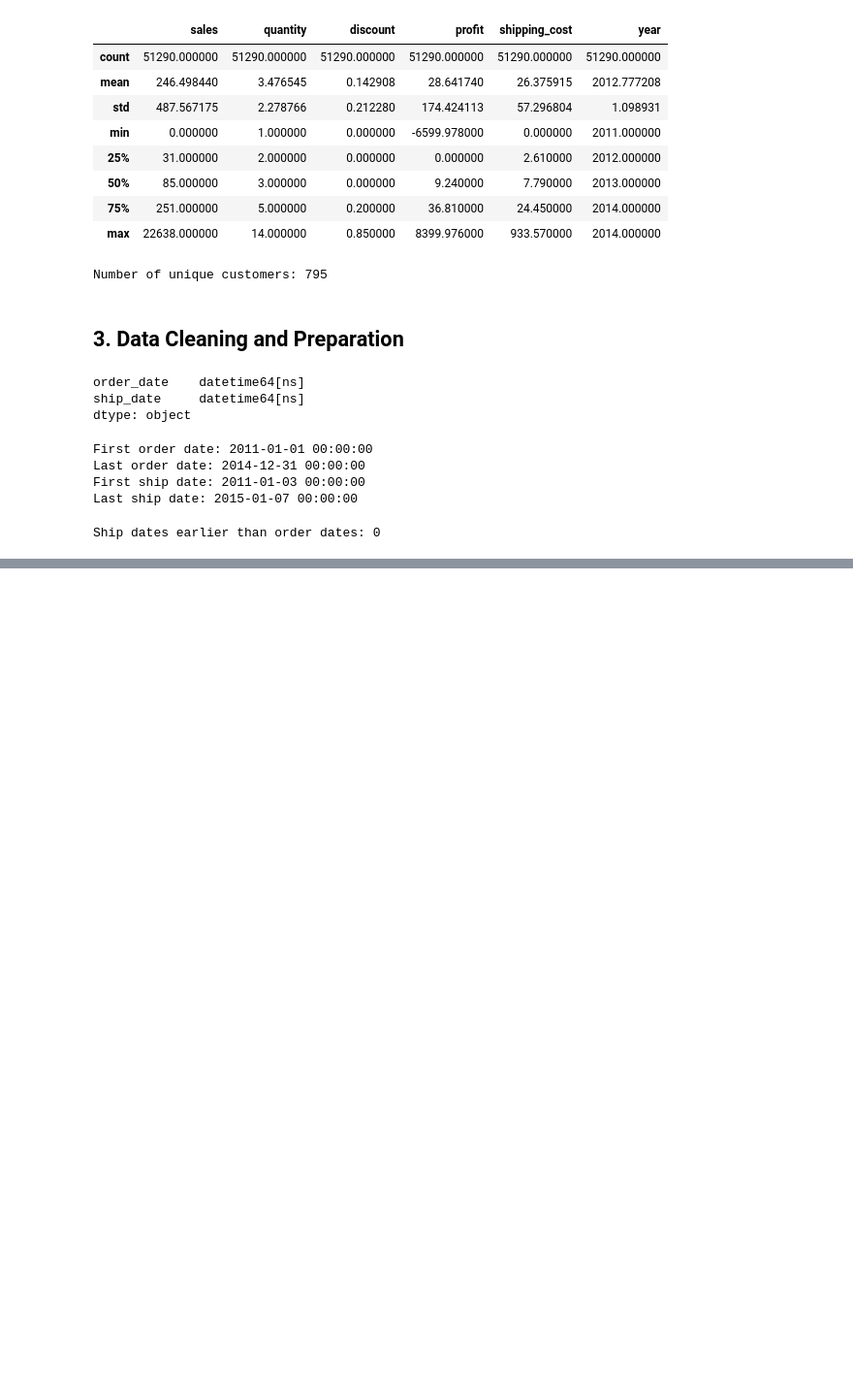
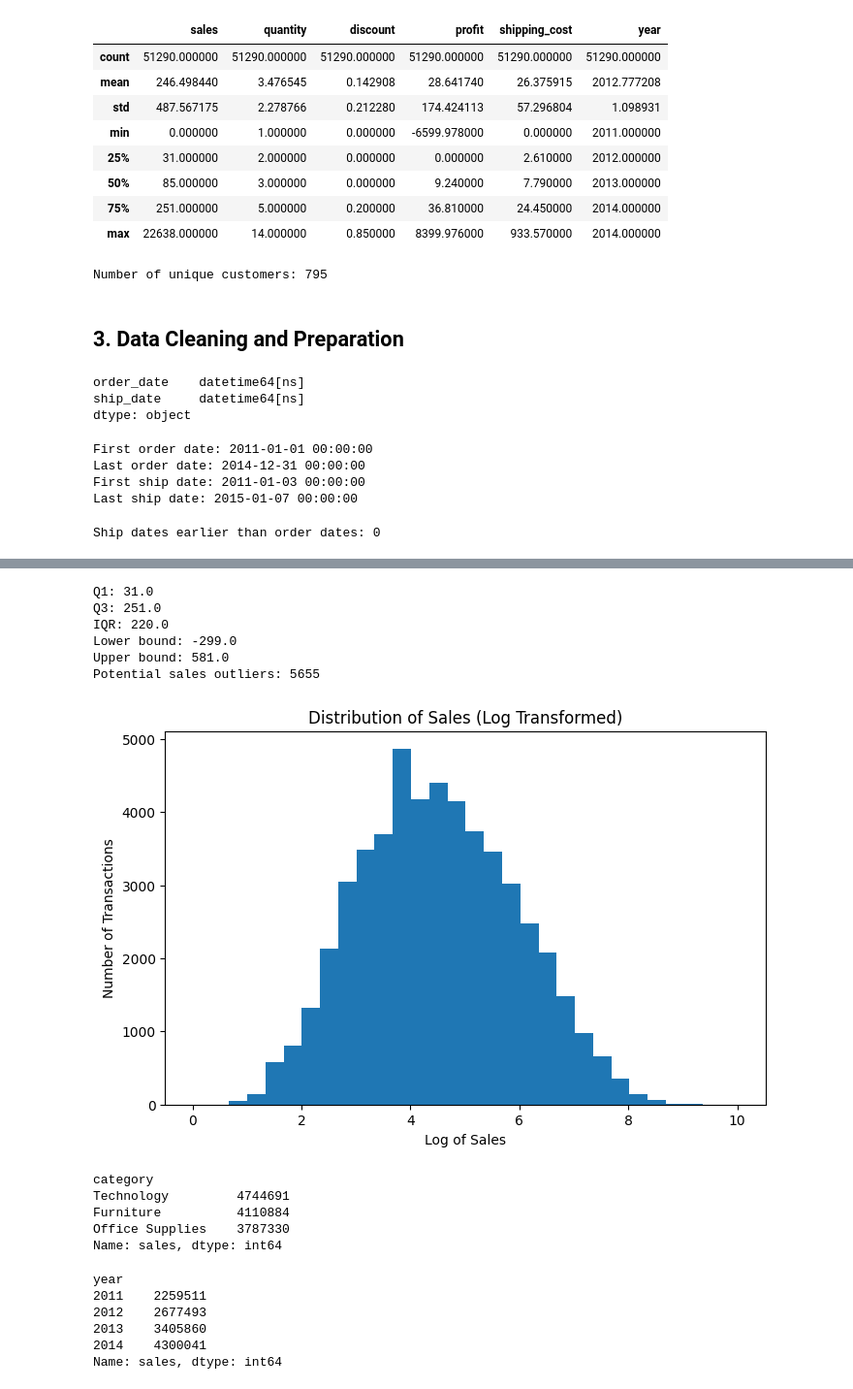
Before and after one commit to Wasimul2023/Superstore_sales_Analysis, a Jupyter notebook: Superstore_Sales_Analysis.ipynb, the cells around one changed output, grey strips where cells are left out. Shown at 97% size. Saved outputs shown, nothing was run; the diff lists cells and outputs as text; code cells hidden in the pictures; blank space fills up the shorter version.

```diff
--- a/Superstore_Sales_Analysis.ipynb
+++ b/Superstore_Sales_Analysis.ipynb
@@ -156,0 +220,69 @@ Ship dates earlier than order dates: 0
+# %%
+Q1 = df_clean['sales'].quantile(0.25)
+Q3 = df_clean['sales'].quantile(0.75)
+
+IQR = Q3 - Q1
+
+lower_bound = Q1 - 1.5 * IQR
+upper_bound = Q3 + 1.5 * IQR
+
+sales_outliers = (
+    (df_clean['sales'] < lower_bound) |
+    (df_clean['sales'] > upper_bound)
+).sum()
+
+print("Q1:", Q1)
+print("Q3:", Q3)
+print("IQR:", IQR)
+print("Lower bound:", lower_bound)
+print("Upper bound:", upper_bound)
+print("Potential sales outliers:", sales_outliers)
+# %% [output]
+Q1: 31.0
+Q3: 251.0
+IQR: 220.0
+Lower bound: -299.0
+Upper bound: 581.0
+Potential sales outliers: 5655
+# %%
+df_clean['log_sales'] = np.log1p(df_clean['sales'])
+
+plt.figure(figsize=(8, 5))
+
+plt.hist(df_clean['log_sales'], bins=30)
+
+plt.title('Distribution of Sales (Log Transformed)')
+plt.xlabel('Log of Sales')
+plt.ylabel('Number of Transactions')
+
+plt.show()
+# %% [output]
+[figure, added]
+# %%
+category_sales = (
+    df_clean.groupby('category')['sales']
+    .sum()
+    .sort_values(ascending=False)
+)
+
+print(category_sales)
+# %% [output]
+category
+Technology         4744691
+Furniture          4110884
+Office Supplies    3787330
+Name: sales, dtype: int64
+# %%
+yearly_sales = (
+    df_clean.groupby('year')['sales']
+    .sum()
+)
+
+print(yearly_sales)
+# %% [output]
+year
+2011    2259511
+2012    2677493
+2013    3405860
+2014    4300041
+Name: sales, dtype: int64
```
Also changed, not shown: parts of 11 cells of this notebook.
